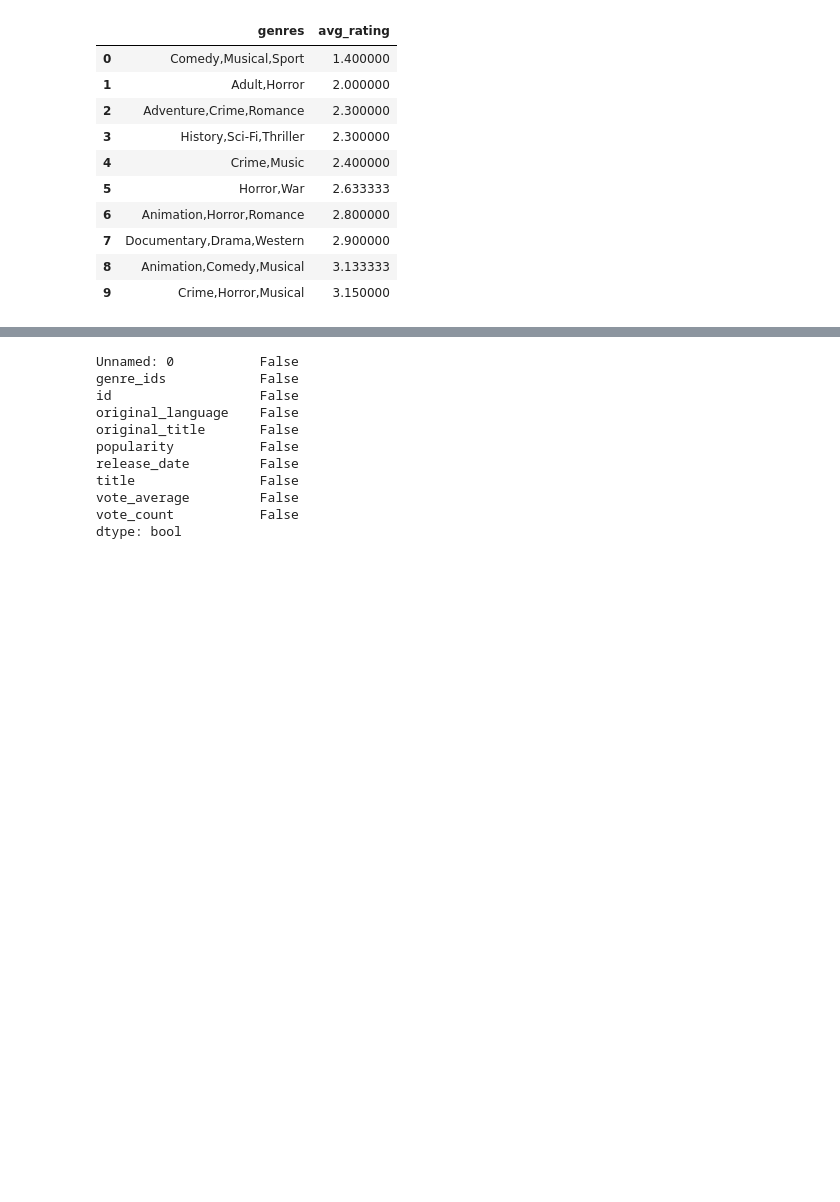
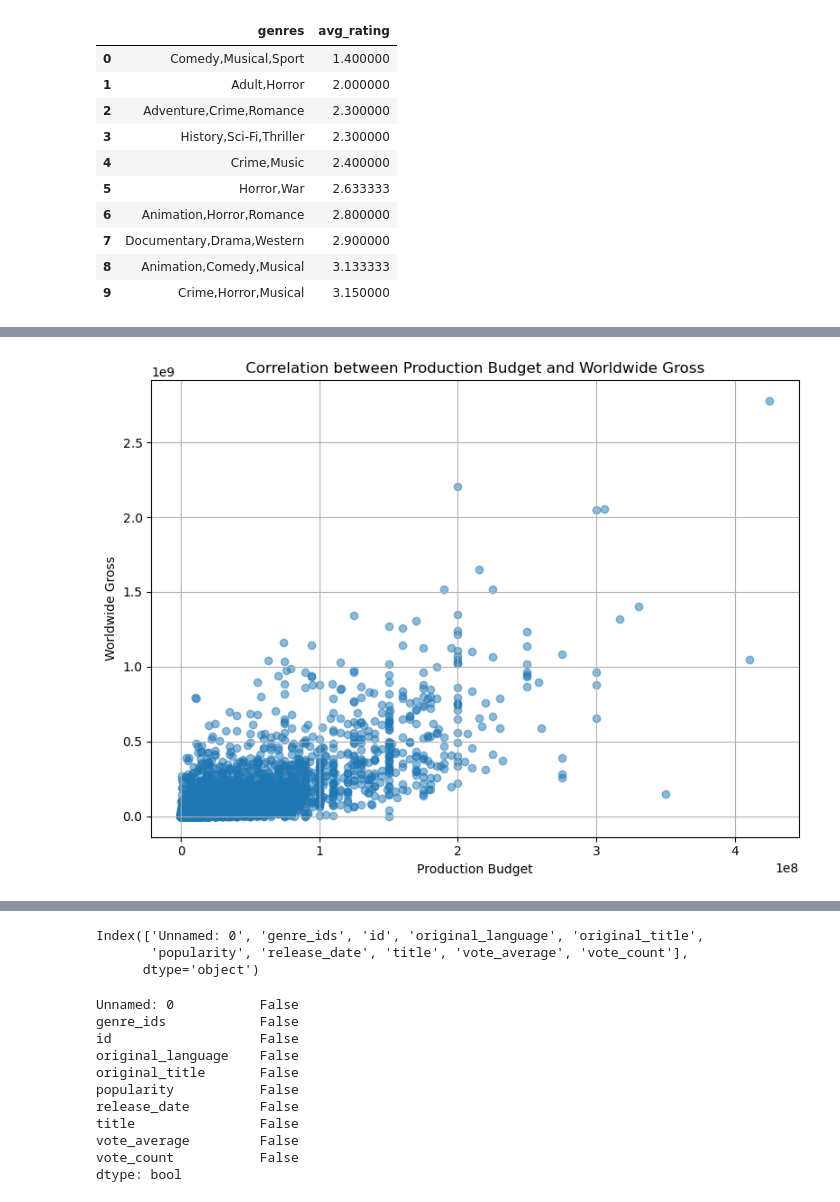
Before and after one commit to FarhiyaJarso/Microsoft-movie-project, a Jupyter notebook: student.ipynb, the cells around one changed output, grey strips where cells are left out. Cells and saved outputs as stored; diff of their text form; code cells hidden in the pictures; blank space fills up the shorter version.

Commit message:
The graphs

```diff
--- a/student.ipynb
+++ b/student.ipynb
@@ -155,7 +136,7 @@ plt.show()
 # %%
 #loading the tn.movie_budgets data file
-df1 = pd.read_csv("zippedData/tn.movie_budgets.csv")
-df1.head()
+df = pd.read_csv("zippedData/tn.movie_budgets.csv")
+df.head()
 # %% [output]
 |  | id | release_date | movie | production_budget | domestic_gross | worldwide_gross |
 | 0 | 1 | Dec 18, 2009 | Avatar | $425,000,000 | $760,507,625 | $2,776,345,279 |
@@ -165,0 +173,18 @@ df1.head()
+# %%
+#top 5 movies by profit
+
+# Calculate profit for each movie
+df['profit'] = df['worldwide_gross'] - df['production_budget']
+
+# Set pandas options to display large numbers in whole numbers format
+pd.set_option('display.float_format', '{:.0f}'.format)
+
+# Sort DataFrame by 'profit' in descending order
+df.sort_values(by='profit', ascending=False, inplace=True)
+
+# Select top 5 movies by profit
+top_5_profits = df.head(5)
+
+# Display the top 5 movies by profit
+print("Top 5 Movies by Profit:")
+print(top_5_profits[['movie', 'production_budget', 'worldwide_gross', 'profit']])
@@ -166,3 +206,16 @@ df1.head()
+# %%
+# Ploting a scatter plot to visualize the relationship between production_budget and world_wide profit
+plt.figure(figsize=(8, 6))
+plt.scatter(df['production_budget'], df['worldwide_gross'], alpha=0.5)
+plt.title('Correlation between Production Budget and Worldwide Gross')
+plt.xlabel('Production Budget')
+plt.ylabel('Worldwide Gross')
+plt.grid(True)
+
+plt.tight_layout()
+plt.show()
+# %% [output]
+[figure, added]
 # %%
 df1 = pd.read_csv("zippedData/tmdb.movies.csv")
 df1.head()
@@ -173,6 +226,12 @@ df1.head()
 | 2 | 2 | [12, 28, 878] | 10138 | en | Iron Man 2 | 28.515 | 2010-05-07 | Iron Man 2 | ... |
 | 3 | 3 | [16, 35, 10751] | 862 | en | Toy Story | 28.005 | 1995-11-22 | Toy Story | ... |
 | 4 | 4 | [28, 878, 12] | 27205 | en | Inception | 27.920 | 2010-07-16 | Inception | ... |
+# %%
+print(df1.columns)
+# %% [output]
+Index(['Unnamed: 0', 'genre_ids', 'id', 'original_language', 'original_title',
+       'popularity', 'release_date', 'title', 'vote_average', 'vote_count'],
+      dtype='object')
 # %%
 # checking for missing values in each column
 missing_values = df1.isnull().any()
```
Also changed, not shown: parts of 14 cells of this notebook.
